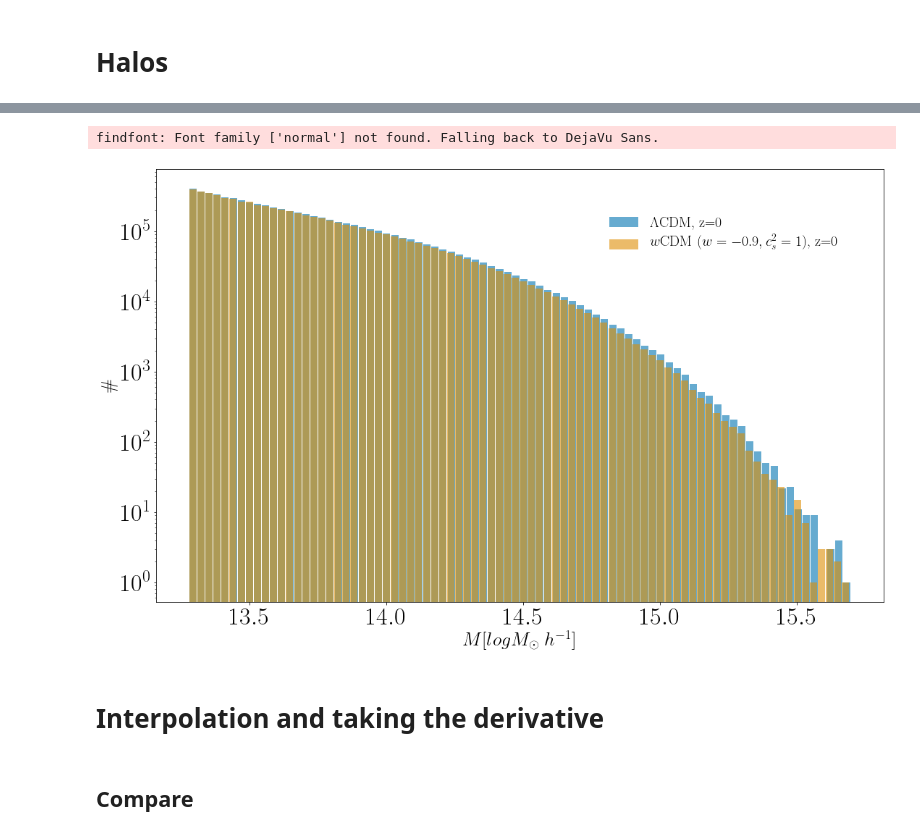
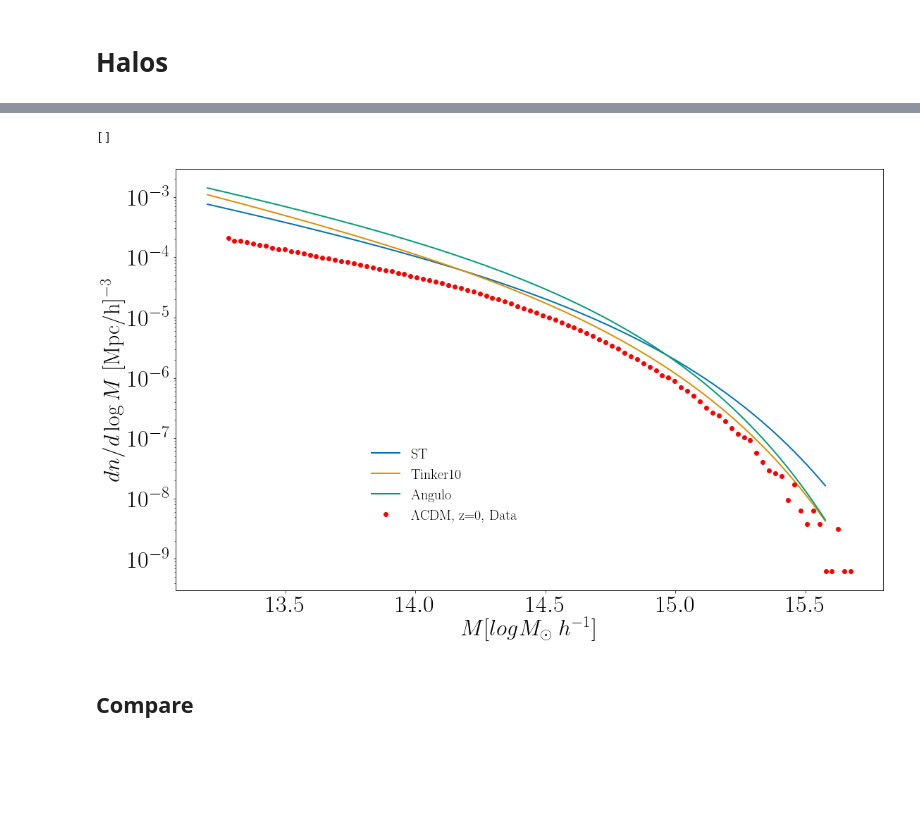
Before and after one commit to FarbodHassani/Doppler_RSD_N-body, a Jupyter notebook: Analysis-notebooks/Halo_mass_function.ipynb, the cells around one changed output, grey strips where cells are left out. Saved outputs shown, nothing was run; the diff lists cells and outputs as text; code cells hidden in the pictures; blank space fills up the shorter version.

Commit message:
Some changes for the halo mass function and also bias definitions

```diff
--- a/Analysis-notebooks/Halo_mass_function.ipynb
+++ b/Analysis-notebooks/Halo_mass_function.ipynb
@@ -94,0 +187,10 @@ print(header_list)
+# %%
+nbins = 100;
+for i in [0,1,2,3]: # file
+# for i in [0]: # file
+    for j in [0]: # Redshifts
+        redshift ="z="+str(j);
+        x=data['halo'][files_list[i]][redshift][:,2];
+        HMF['sim']['count'][files_list[i]][redshift] = np.histogram(np.log10(x), bins=nbins)[0]
+        HMF['sim']['bin_edges'][files_list[i]][redshift] = np.histogram(np.log10(x), bins=nbins)[1]
+        HMF['sim']['deltaM'][files_list[i]][redshift]= HMF['sim']['bin_edges'][files_list[i]][redshift][2]- HMF['sim']['bin_edges'][files_list[i]][redshift][1];
@@ -97,42 +267,62 @@ print(header_list)
+# %%
+HMF['sim']['count'][files_list[i]][redshift]
+# %% [output]
+[]
 # %%
 %matplotlib inline
 import matplotlib as mpl
 label_size = 34
 mpl.rcParams['xtick.labelsize'] = label_size
 mpl.rcParams['ytick.labelsize'] = label_size
 fig = matplotlib.pyplot.gcf()
 fig.set_size_inches(18, 11)
 plt.rc('text', usetex=True)
 font = {'family' : 'normal',
         'weight' : 'bold',
         'size'   : text_size}
 matplotlib.rc('font', **font)
 
 redshifts = ["0"];
 files_list = ['gev_lcdm','gev_em0','gev_em7','kev_em4','kev_em7'];
 decrip = ["$\Lambda$CDM, ","$w$CDM ($w=-0.9, c_s^2=1$), ", "$w$CDM ($w=-0.9, c_s^2=10^{-4}$), ",
           "$w$CDM-gev ($w=-0.9, c_s^2=10^{-7}$), ",
           "$w$CDM-kev ($w=-0.9, c_s^2=10^{-7}$), "]
 l=0
-# for i in [0,1,2,3,4]: # file
-for i in [0,1]: # file
+boxsize=4032;
+# for i in [0,1,2,3]: # file
+for i in [0]: # file
+
+# for i in [0]: # file
     for j in [0]: # Redshifts
         redshift ="z="+str(j);
+        # compute halo mass function
 
-        x=data['halo'][files_list[i]][redshift][:,2];
-        plt.hist(np.log10(x), density=False,bins=82, rwidth=0.9,alpha=0.6,color=Colors[l], label=decrip[i]+redshift,histtype='bar')  # density=False would make counts
-#         plt.title('Halo mass function')
-        plt.ylabel('\#')
-        plt.xlabel(r'$M[log M_{\odot} \; h^{-1}$]')
+        plt.plot(log10(Masses)[:-1],HMF['ST']['dNdlogM'][files_list_class[i]]['z=0'][:-1]*((roll(Masses,-1) -Masses[:])[:-1])/((np.log10(roll(Masses,-1)) -np.log10(Masses[:]))[:-1]),lw=2,color=Colors[l],label="ST")  # density=False would make counts
+
+        plt.plot(log10(Masses)[:-1],HMF['Tinker10']['dNdlogM'][files_list_class[i]]['z=0'][:-1]*((roll(Masses,-1) -Masses[:])[:-1])/((np.log10(roll(Masses,-1)) -np.log10(Masses[:]))[:-1]),lw=2,color=Colors[l+1],label="Tinker10")  # density=False would make counts
+
+        plt.plot(log10(Masses)[:-1],HMF['Angulo']['dNdlogM'][files_list_class[i]]['z=0'][:-1]*((roll(Masses,-1) -Masses[:])[:-1])/((np.log10(roll(Masses,-1)) -np.log10(Masses[:]))[:-1]),lw=2,color=Colors[l+2],label="Angulo")  # density=False would make counts
+
+#         plt.plot(log10(Masses),HMF['Crocce']['dNdlogM'][files_list_class[i]]['z=0'],color=Colors[l+3],label="Crocce")  # density=False would make counts
+
+        redshift ="z="+str(j);
+        bin_edges = HMF['sim']['bin_edges'][files_list[i]][redshift]
+        counts = HMF['sim']['count'][files_list[i]][redshift]
+#         plt.plot(bin_edges[:-1],counts,"o",color=Colors[l], label =decrip[i]+redshift)
+#         plt.errorbar(bin_edges[:-1],counts, yerr=np.sqrt(counts), fmt="o",label =decrip[i]+redshift)
+        deltaM = HMF['sim']['deltaM'][files_list[i]][redshift]
+        counts = HMF['sim']['count'][files_list[i]][redshift]
+#         plt.semilogy(bin_edges[:-1],counts/(10**bin_edges[:-1]*(10**deltaM - 1))/boxsize**3,"bo", label =decrip[i]+redshift+ ", Data" )
+        plt.semilogy(bin_edges[:-1],counts/(((roll(bin_edges[:],-1)) -bin_edges[:])[:-1])/boxsize**3,"ro", label =decrip[i]+redshift+ ", Data" )
+        #         plt.title('Halo mass function')
+        plt.ylabel(r'$dn/d \log M$ [Mpc/h]$^{-3}$',fontsize=32)
+        plt.xlabel(r'$M[log M_{\odot} \; h^{-1}$]',fontsize=32)
         plt.yscale('log')
-        plt.legend(fontsize=20,bbox_to_anchor=[0.78,0.85],loc="center",frameon=False)
+        plt.legend(fontsize=20,bbox_to_anchor=[0.38,0.25],loc="center",frameon=False)
 
         l=l+1
 
 
 plt.show()
 # %% [output]
-findfont: Font family ['normal'] not found. Falling back to DejaVu Sans.
-[figure, old version]
+[figure, new version]
-# %% [markdown]
-# Interpolation and taking the derivative
```
Also changed, not shown: parts of 11 cells of this notebook, 1 other file.
